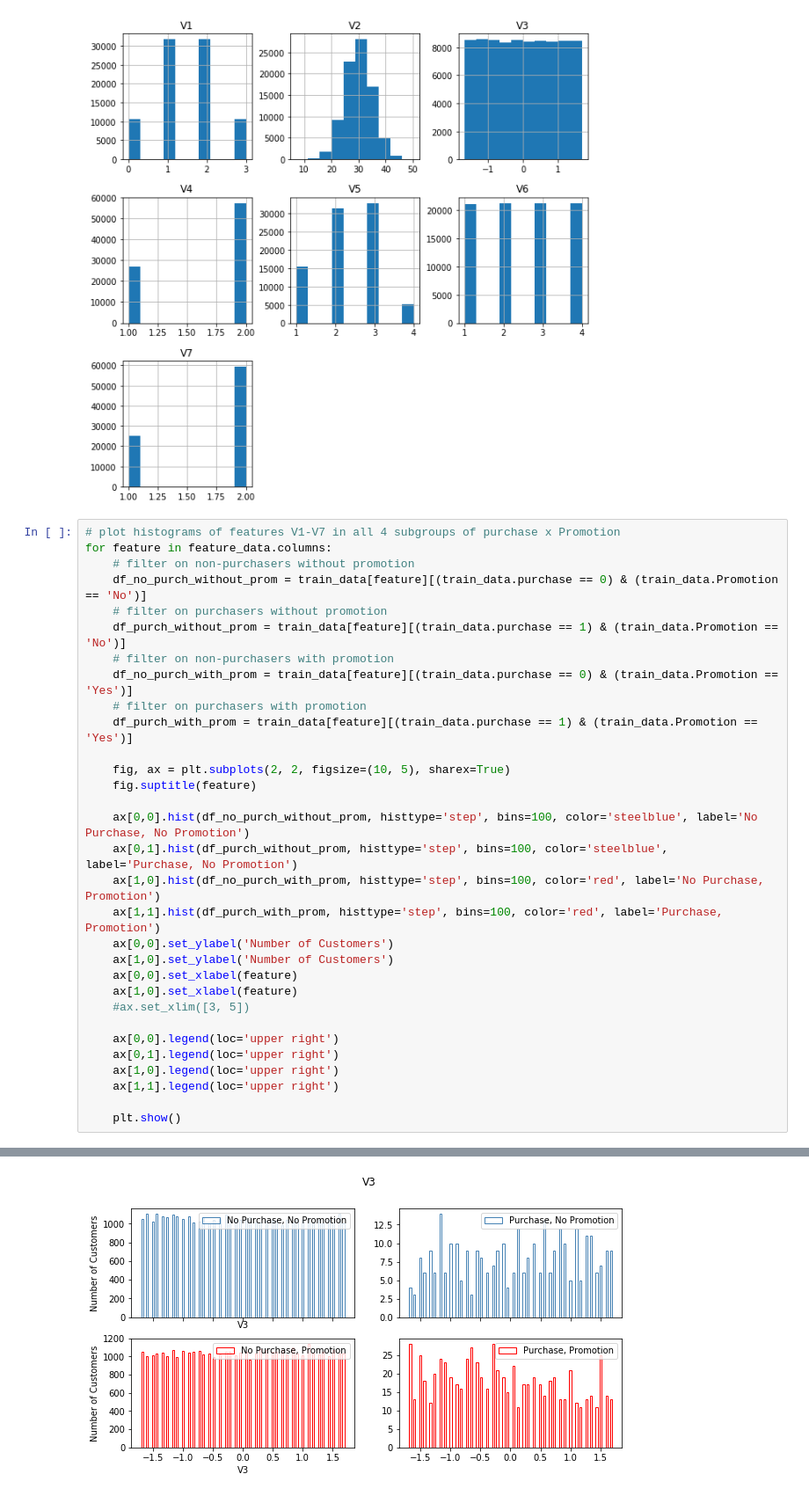
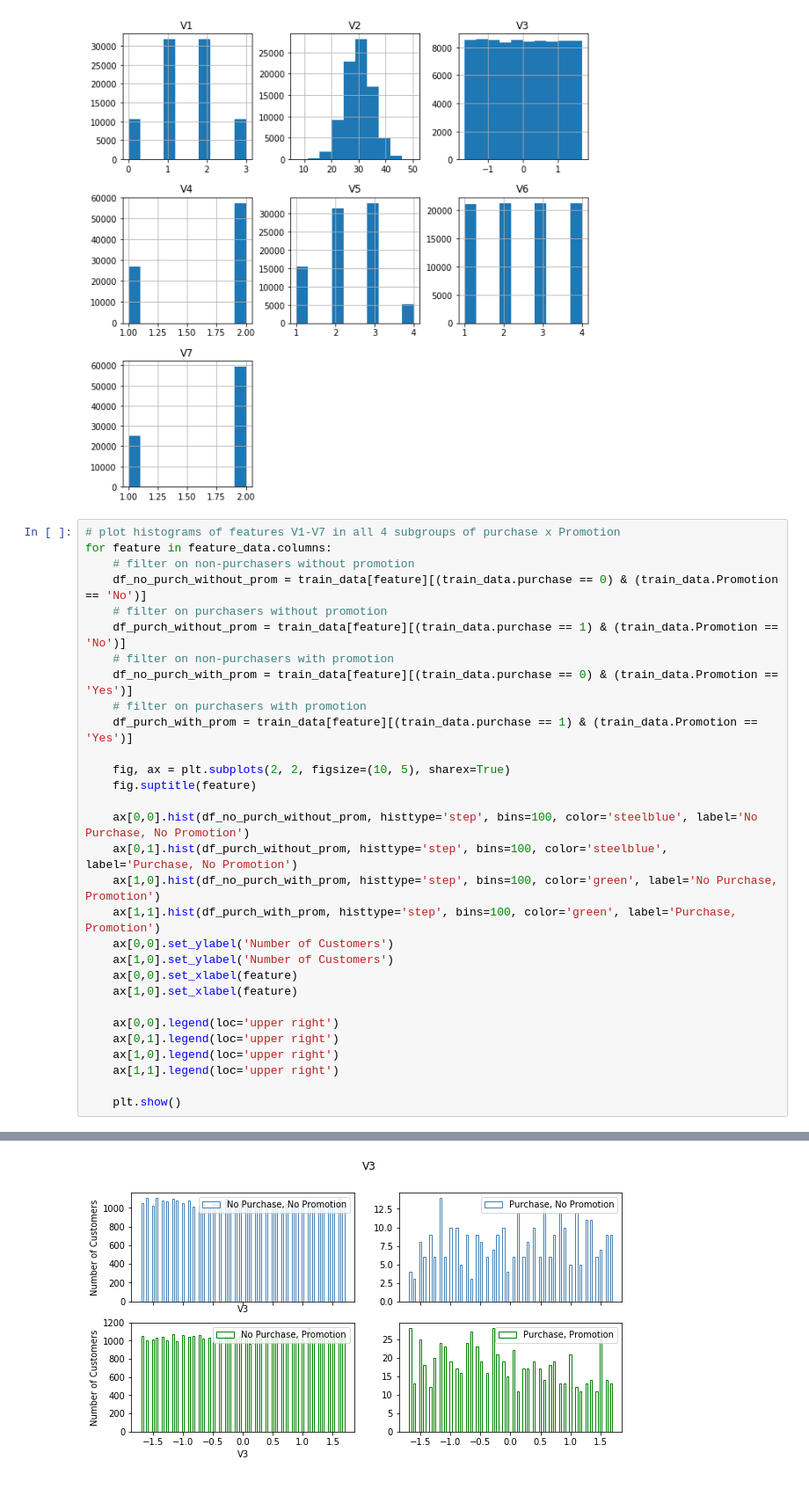
Before and after one commit to MareikeHeller/starbucks-statistical-promotion-analysis, a Jupyter notebook: Starbucks.ipynb, the cells around one changed output, grey strips where cells are left out. Shown: that part at 88% size. Drawn from its saved outputs; the diff is of its cells as text.

```diff
--- a/Starbucks.ipynb
+++ b/Starbucks.ipynb
@@ -205,13 +271,12 @@ for feature in feature_data.columns:
 
     ax[0,0].hist(df_no_purch_without_prom, histtype='step', bins=100, color='steelblue', label='No Purchase, No Promotion')
     ax[0,1].hist(df_purch_without_prom, histtype='step', bins=100, color='steelblue', label='Purchase, No Promotion')
-    ax[1,0].hist(df_no_purch_with_prom, histtype='step', bins=100, color='red', label='No Purchase, Promotion')
-    ax[1,1].hist(df_purch_with_prom, histtype='step', bins=100, color='red', label='Purchase, Promotion')
+    ax[1,0].hist(df_no_purch_with_prom, histtype='step', bins=100, color='green', label='No Purchase, Promotion')
+    ax[1,1].hist(df_purch_with_prom, histtype='step', bins=100, color='green', label='Purchase, Promotion')
     ax[0,0].set_ylabel('Number of Customers')
     ax[1,0].set_ylabel('Number of Customers')
     ax[0,0].set_xlabel(feature)
     ax[1,0].set_xlabel(feature)
-    #ax.set_xlim([3, 5])
 
     ax[0,0].legend(loc='upper right')
     ax[0,1].legend(loc='upper right')
@@ -225 +290 @@ for feature in feature_data.columns:
-[figure, old version]
+[figure, new version]
```
Also changed, not shown: parts of 22 cells of this notebook.
